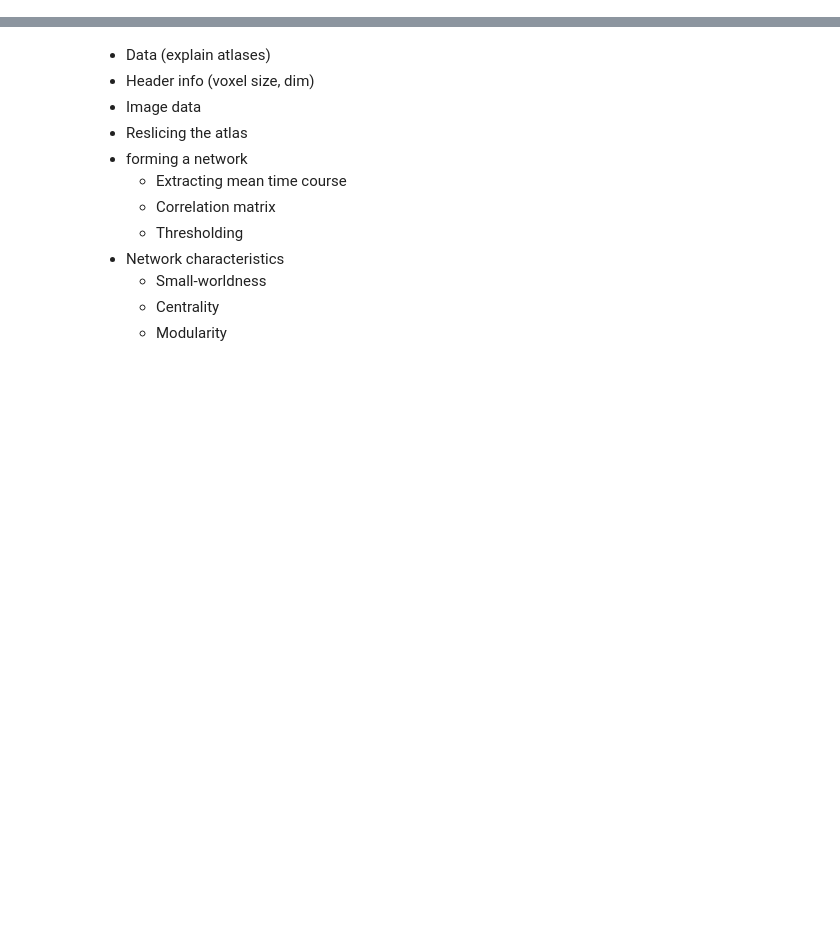
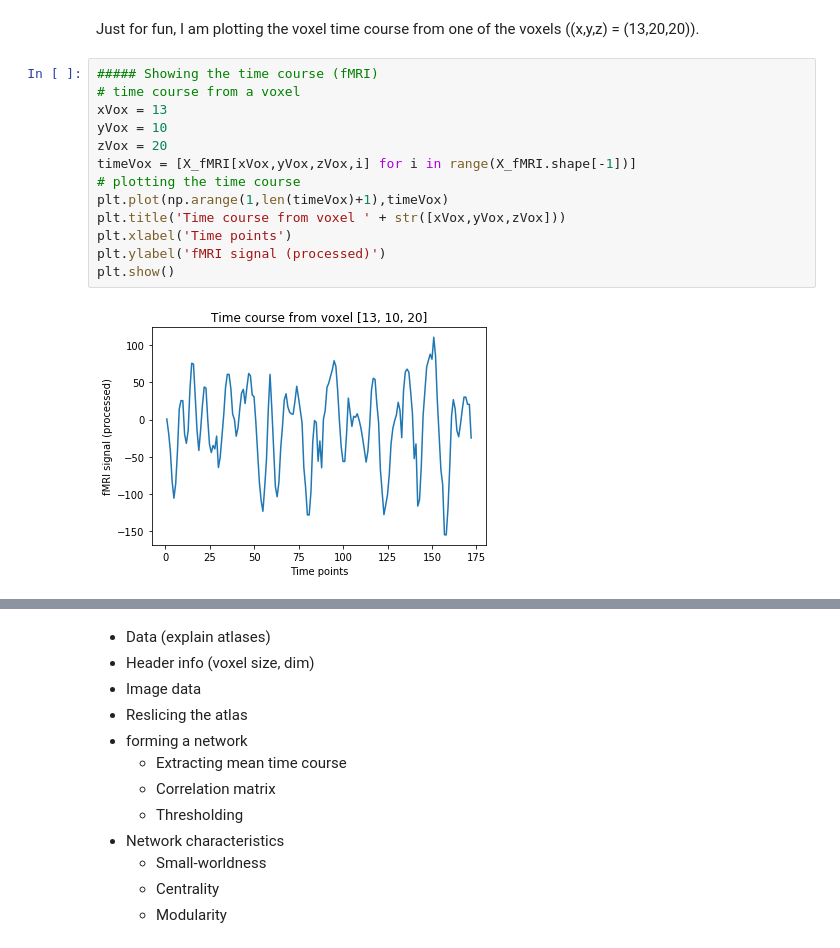
Before and after one commit to sathayas/JupyterConnectivitySpring2019, a Jupyter notebook: Atlas.ipynb, the cells around one changed output, grey strips where cells are left out. Drawn from its saved outputs; the diff is of its cells as text; blank space fills up the shorter version.

```diff
--- a/Atlas.ipynb
+++ b/Atlas.ipynb
@@ -30,0 +179,17 @@ We will use two atlases for this exercise:
+# %% [markdown]
+Just for fun, I am plotting the voxel time course from one of the voxels ((x,y,z) = (13,20,20)).
+# %%
+##### Showing the time course (fMRI)
+# time course from a voxel
+xVox = 13
+yVox = 10
+zVox = 20
+timeVox = [X_fMRI[xVox,yVox,zVox,i] for i in range(X_fMRI.shape[-1])]
+# plotting the time course
+plt.plot(np.arange(1,len(timeVox)+1),timeVox)
+plt.title('Time course from voxel ' + str([xVox,yVox,zVox]))
+plt.xlabel('Time points')
+plt.ylabel('fMRI signal (processed)')
+plt.show()
+# %% [output]
+[figure, added]
```
Also changed, not shown: parts of 32 cells of this notebook.
